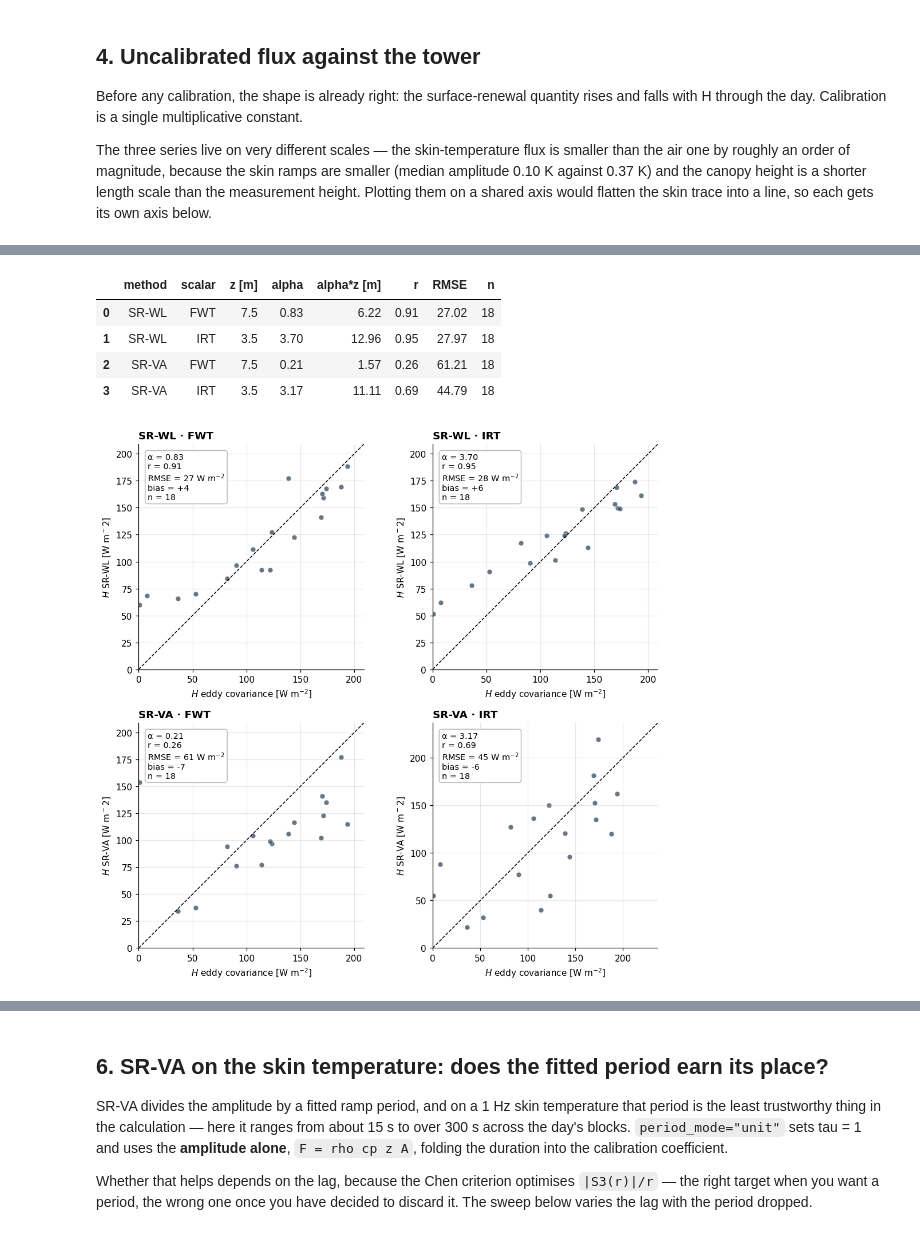
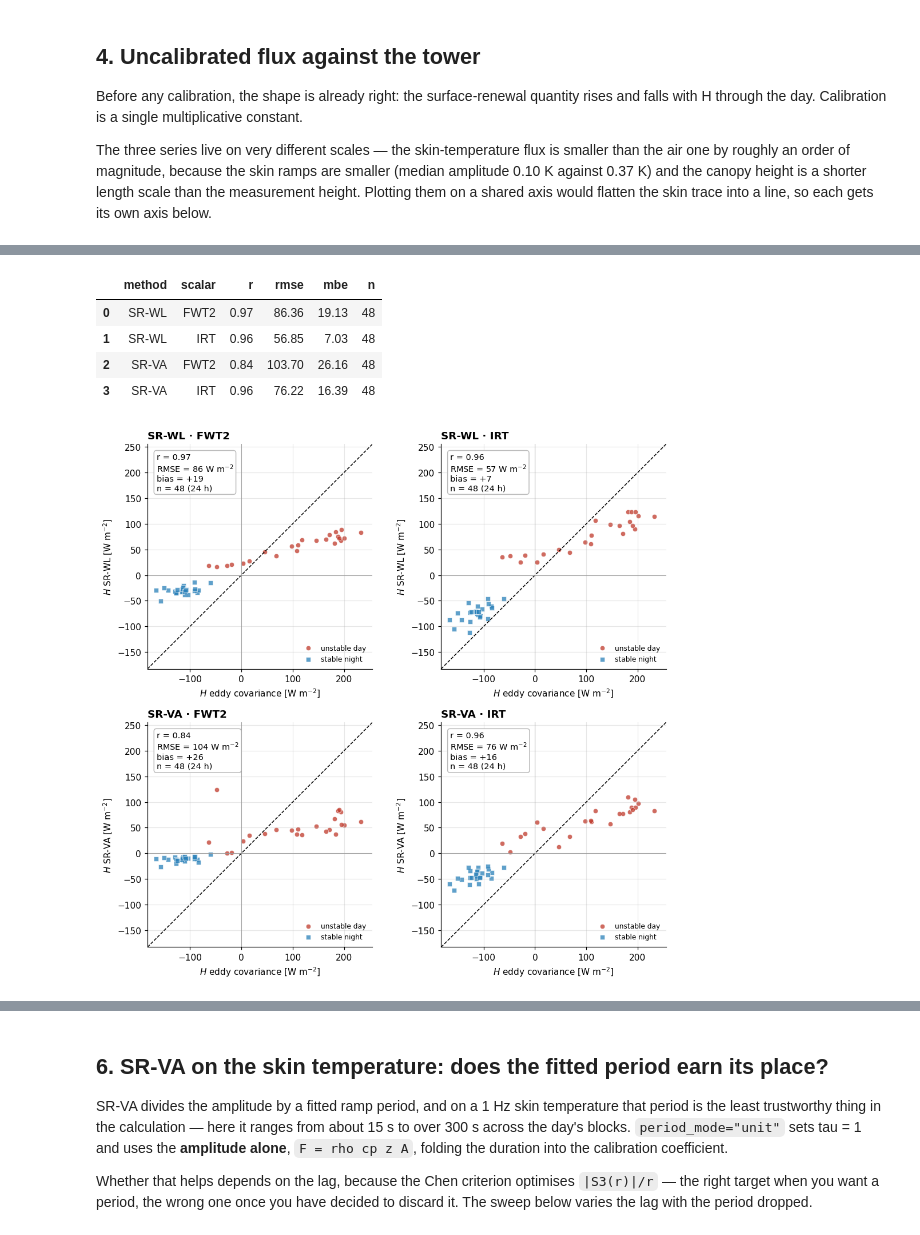
Before and after one commit to nbambach-blip/srflux, a Jupyter notebook: examples/wes_one_day.ipynb, the cells around one changed output, grey strips where cells are left out. Drawn from its saved outputs; the diff is of its cells as text; code cells hidden in the pictures.

```diff
--- a/examples/wes_one_day.ipynb
+++ b/examples/wes_one_day.ipynb
@@ -137,13 +144,13 @@ is what section 6 turns out to depend on.
 # %%
 from srflux.preprocess import moving_average
 
-t0 = pd.Timestamp("2025-07-09 12:00:00")
+t0 = pd.Timestamp("2026-05-17 12:00:00")
 ZOOM_S = 420          # plot this many seconds so individual ramps stay legible
 seg = hi.loc[t0:t0 + pd.Timedelta(seconds=BLOCK_S - 1)]
 det = HaarDetector(fs=FS)
 
 fig, axes = plt.subplots(2, 2, figsize=(12.5, 6.4), sharex=True)
-for j, (col, clr, lab) in enumerate([("FWT", "#c0392b", "FWT (air)"),
+for j, (col, clr, lab) in enumerate([("FWT2", "#c0392b", "FWT2 (air)"),
                                      ("IRT", "#2471a3", "IRT (canopy skin)")]):
     v = prepare_block(seg[col].to_numpy(), fs=FS).values
     t = np.arange(len(v))
@@ -309,0 +346,15 @@ behind this package needed 10–21 days spread over the record before α settled
+# %%
+import json
+
+combos = [("WL", AIR), ("WL", "IRT"), ("VA", AIR), ("VA", "IRT")]
+
+with open("data/wes_2026-05_calibration.json") as fh:
+    CAL = json.load(fh)
+print(f"fitted on {CAL['fit_period']}, excluding {CAL['excluded_day']}")
+print(f"QC: {CAL['qc']}\n")
+coef = pd.DataFrame({r: {k: v["alpha"] for k, v in c.items()}
+                     for r, c in CAL["coefficients"].items()})
+skill = pd.DataFrame({r: {k: v["r"] for k, v in c.items()}
+                      for r, c in CAL["coefficients"].items()})
+print("alpha by regime:"); print(coef.round(3).to_string())
+print("\nmonth-fit r by regime:"); print(skill.round(2).to_string())
@@ -310,36 +417,37 @@ behind this package needed 10–21 days spread over the record before α settled
 # %%
-combos = [("WL", "FWT"), ("WL", "IRT"), ("VA", "FWT"), ("VA", "IRT")]
-cal = d[d.daytime & (d.H > 0)]
-
 fig, axes = plt.subplots(2, 2, figsize=(9.6, 9.0))
-fits = {}
+scores = {}
 for ax, (meth, col) in zip(axes.ravel(), combos):
-    F, H = cal[f"{meth}_{col}_F"].to_numpy(), cal.H.to_numpy()
-    m = np.isfinite(F) & np.isfinite(H)
-    fit = fit_and_score(F[m], H[m])
-    fits[(meth, col)] = fit
-    est = fit.alpha * F[m]
-
-    lim = [0, max(est.max(), H[m].max()) * 1.08]
-    ax.scatter(H[m], est, s=34, color="#34495e", alpha=0.75, edgecolors="white", lw=0.5)
+    v = d[[f"H_{meth}_{col}", "H", "regime"]].dropna()
+    est, obs = v[f"H_{meth}_{col}"].to_numpy(), v.H.to_numpy()
+    err = est - obs
+    scores[(meth, col)] = dict(r=float(np.corrcoef(est, obs)[0, 1]),
+                               rmse=float(np.sqrt(np.mean(err ** 2))),
+                               mbe=float(np.mean(err)), n=len(v))
+    for reg, mk, cl in [("unstable_day", "o", "#c0392b"), ("stable_night", "s", "#2980b9")]:
+        m = v.regime == reg
+        ax.scatter(obs[m], est[m], s=30, marker=mk, color=cl, alpha=0.75,
+                   edgecolors="white", lw=0.5, label=reg.replace("_", " "))
+    lim = [min(obs.min(), est.min()) * 1.1, max(obs.max(), est.max()) * 1.1]
     ax.plot(lim, lim, "k--", lw=1)
+    ax.axhline(0, color="#999", lw=0.6); ax.axvline(0, color="#999", lw=0.6)
     ax.set(xlim=lim, ylim=lim, aspect="equal")
     ax.set_xlabel("$H$ eddy covariance [W m$^{-2}$]")
-    ax.set_ylabel(f"$H$ SR-{meth} [W m$^{-2}$]")
+    ax.set_ylabel(f"$H$ SR-{meth} [W m$^{{-2}}$]")
     ax.set_title(f"SR-{meth} · {col}", loc="left", fontweight="bold")
-    ax.text(0.04, 0.96, f"α = {fit.alpha:.2f}\nr = {fit.r:.2f}\nRMSE = {fit.rmse:.0f} W m$^{{-2}}$\n"
-                        f"bias = {fit.mbe:+.0f}\nn = {fit.n}",
+    sc = scores[(meth, col)]
+    ax.text(0.04, 0.96, f"r = {sc['r']:.2f}\nRMSE = {sc['rmse']:.0f} W m$^{{-2}}$\n"
+                        f"bias = {sc['mbe']:+.0f}\nn = {sc['n']} (24 h)",
             transform=ax.transAxes, va="top", fontsize=9.5,
             bbox=dict(boxstyle="round", fc="white", ec="#bbb"))
+    ax.legend(fontsize=8, loc="lower right", frameon=False)
 plt.tight_layout()
 
-pd.DataFrame([{"method": f"SR-{m}", "scalar": c, "z [m]": Z[c], "alpha": f.alpha,
-               "alpha*z [m]": f.alpha * Z[c], "r": f.r, "RMSE": f.rmse, "n": f.n}
-              for (m, c), f in fits.items()]).round(2)
+pd.DataFrame([{"method": f"SR-{m}", "scalar": c, **scores[(m, c)]} for m, c in combos]).round(2)
 # %% [output]
-|  | method | scalar | z [m] | alpha | alpha*z [m] | r | RMSE | n |
-| 0 | SR-WL | FWT | 7.5 | 0.83 | 6.22 | 0.91 | 27.02 | 18 |
-| 1 | SR-WL | IRT | 3.5 | 3.70 | 12.96 | 0.95 | 27.97 | 18 |
-| 2 | SR-VA | FWT | 7.5 | 0.21 | 1.57 | 0.26 | 61.21 | 18 |
-| 3 | SR-VA | IRT | 3.5 | 3.17 | 11.11 | 0.69 | 44.79 | 18 |
+|  | method | scalar | r | rmse | mbe | n |
+| 0 | SR-WL | FWT2 | 0.97 | 86.36 | 19.13 | 48 |
+| 1 | SR-WL | IRT | 0.96 | 56.85 | 7.03 | 48 |
+| 2 | SR-VA | FWT2 | 0.84 | 103.70 | 26.16 | 48 |
+| 3 | SR-VA | IRT | 0.96 | 76.22 | 16.39 | 48 |
-[figure, old version]
+[figure, new version]
```
Also changed, not shown: parts of 21 cells of this notebook, 8 other files.
